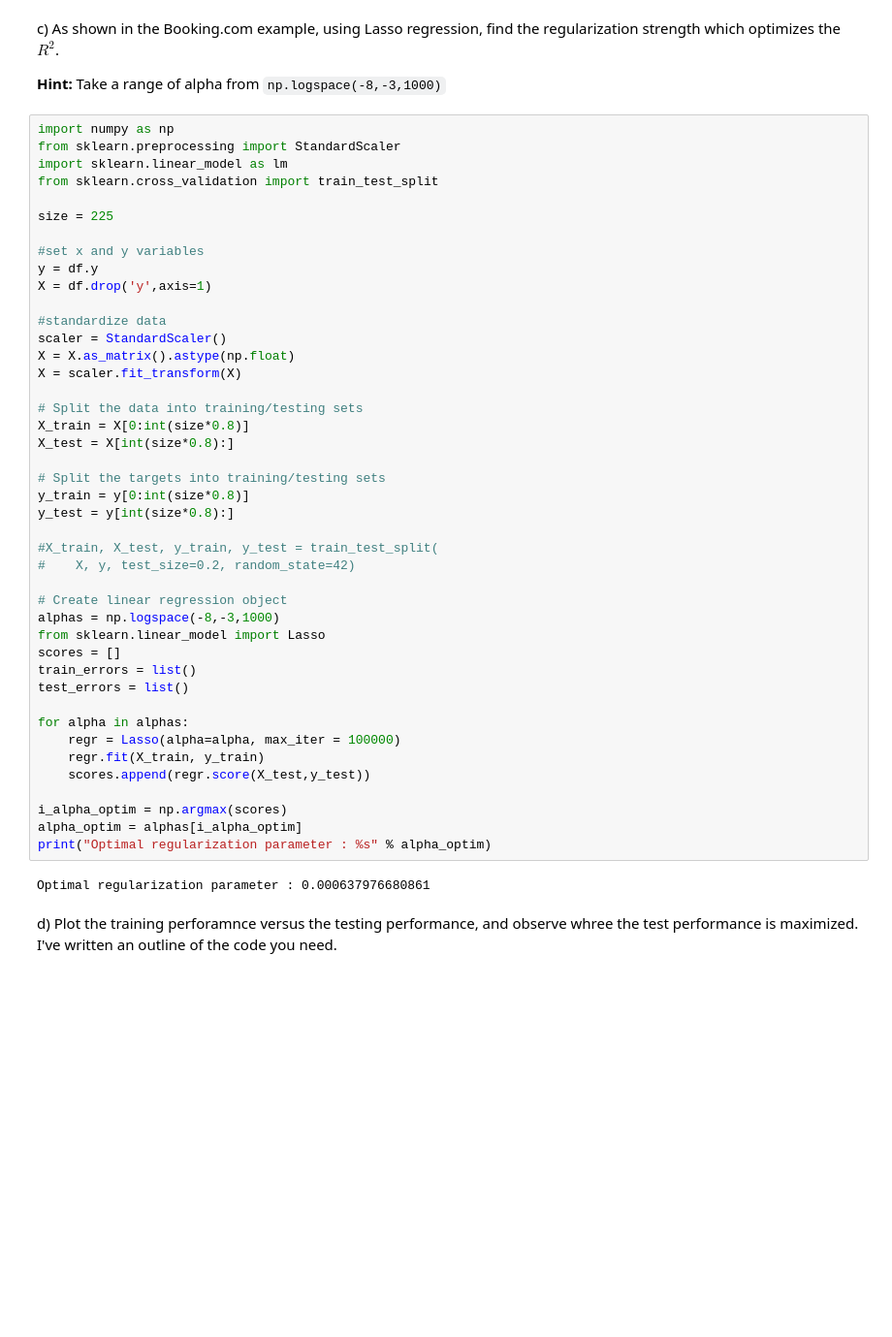
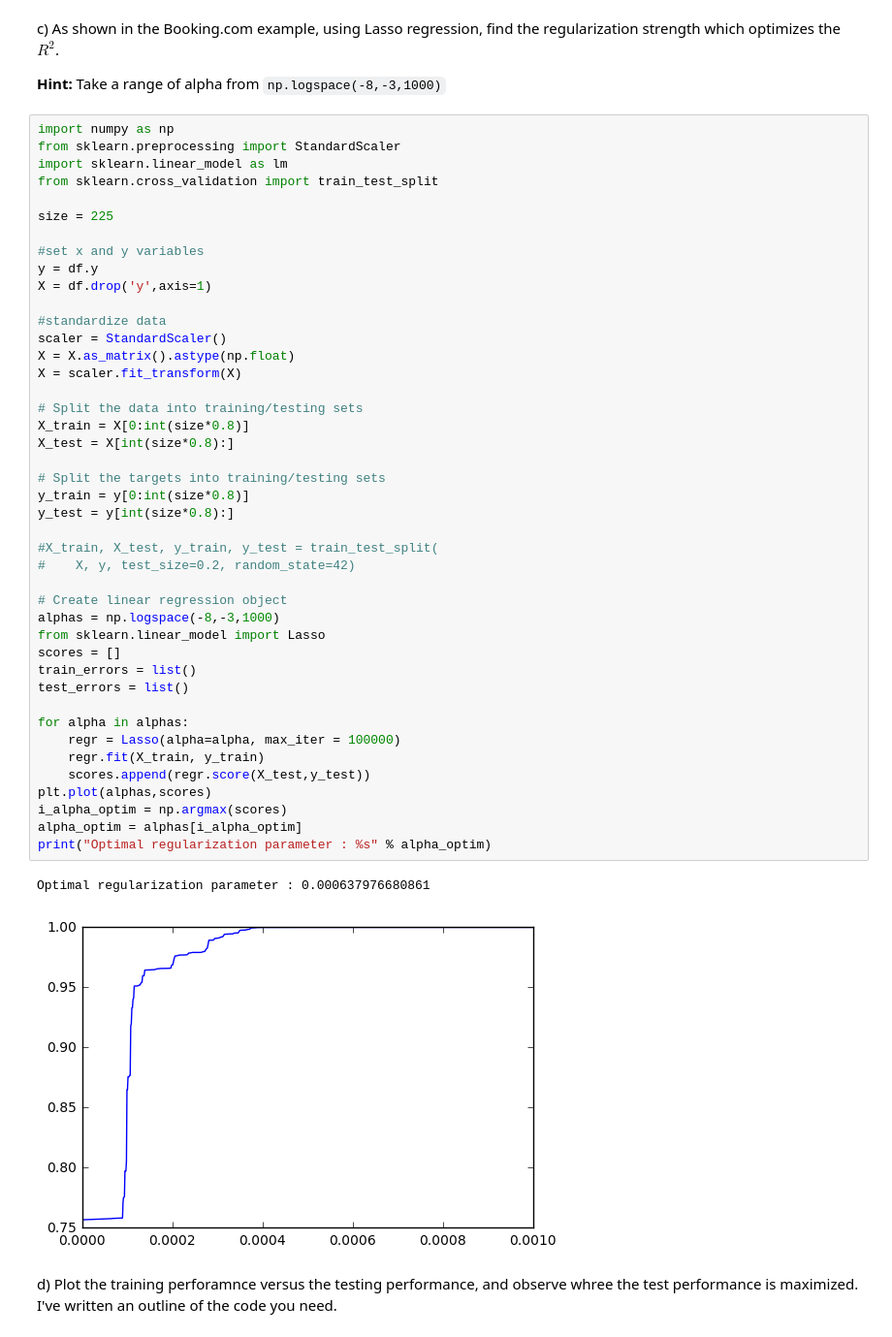
Before and after one commit to Columbia-Intro-Data-Science/python-introduction-radifi, a Jupyter notebook: Homework_2-Regularization_with_Lasso.ipynb, the cells around one changed output. Shown at 97% size. Cells and saved outputs as stored; diff of their text form; blank space fills up the shorter version.

```diff
--- a/Homework_2-Regularization_with_Lasso.ipynb
+++ b/Homework_2-Regularization_with_Lasso.ipynb
@@ -69,34 +70,35 @@ scaler = StandardScaler()
 X = X.as_matrix().astype(np.float)
 X = scaler.fit_transform(X)
 
 # Split the data into training/testing sets
 X_train = X[0:int(size*0.8)]
 X_test = X[int(size*0.8):]
 
 # Split the targets into training/testing sets
 y_train = y[0:int(size*0.8)]
 y_test = y[int(size*0.8):]
 
 #X_train, X_test, y_train, y_test = train_test_split(
 #    X, y, test_size=0.2, random_state=42)
 
 # Create linear regression object
 alphas = np.logspace(-8,-3,1000)
 from sklearn.linear_model import Lasso
 scores = []
 train_errors = list()
 test_errors = list()
 
 for alpha in alphas:
     regr = Lasso(alpha=alpha, max_iter = 100000)
     regr.fit(X_train, y_train)
     scores.append(regr.score(X_test,y_test))
-
+plt.plot(alphas,scores)
 i_alpha_optim = np.argmax(scores)
 alpha_optim = alphas[i_alpha_optim]
 print("Optimal regularization parameter : %s" % alpha_optim)
 # %% [output]
 Optimal regularization parameter : 0.000637976680861
+[figure, added]
 # %% [markdown]
 d) Plot the training perforamnce versus the testing performance, and observe whree the test performance is
 maximized. I've written an outline of the code you need.
```
Also changed, not shown: parts of 5 cells of this notebook.
